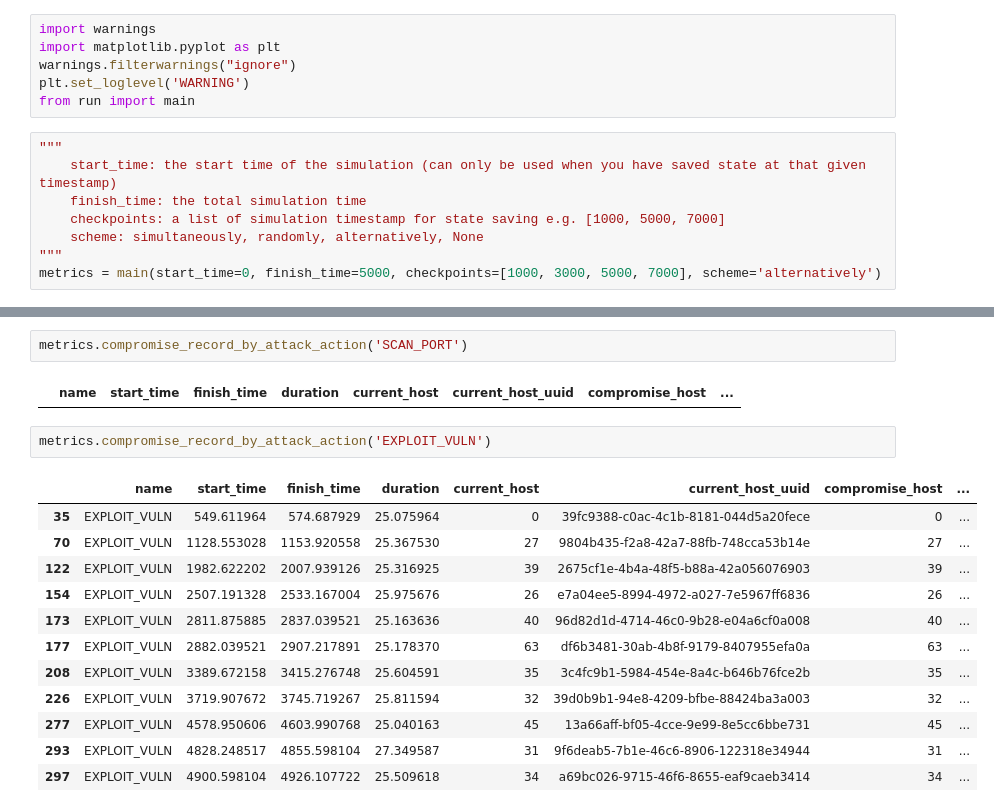
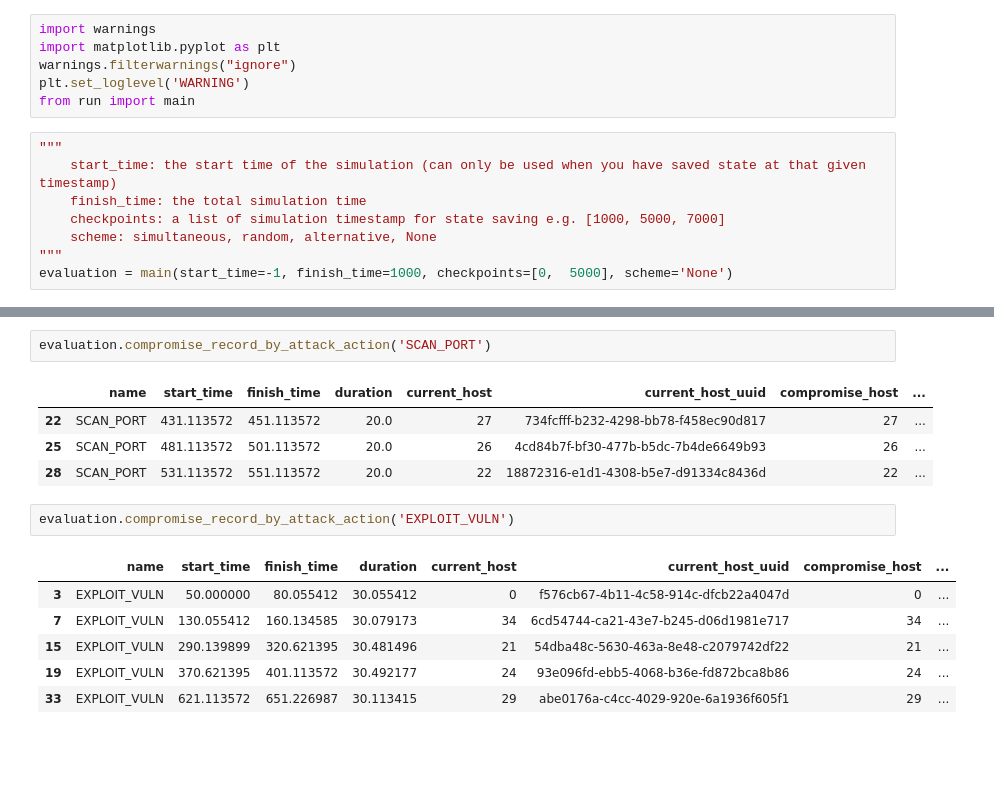
Before and after one commit to yuanyuan2000/MTDGame, a Jupyter notebook: simulation.ipynb, the cells around one changed output, grey strips where cells are left out. Drawn from its saved outputs; the diff is of its cells as text; blank space fills up the shorter version.

```diff
--- a/simulation.ipynb
+++ b/simulation.ipynb
@@ -9,6 +9,6 @@ from run import main
     start_time: the start time of the simulation (can only be used when you have saved state at that given timestamp)
     finish_time: the total simulation time
     checkpoints: a list of simulation timestamp for state saving e.g. [1000, 5000, 7000]
-    scheme: simultaneously, randomly, alternatively, None
+    scheme: simultaneous, random, alternative, None
 """
-metrics = main(start_time=0, finish_time=5000, checkpoints=[1000, 3000, 5000, 7000], scheme='alternatively')
+evaluation = main(start_time=-1, finish_time=1000, checkpoints=[0,  5000], scheme='None')
@@ -57,20 +55,17 @@ metrics.visualise_attack_operation()
 # %%
-metrics.compromise_record_by_attack_action('SCAN_PORT')
+evaluation.compromise_record_by_attack_action('SCAN_PORT')
 # %% [output]
 |  | name | start_time | finish_time | duration | current_host | current_host_uuid | compromise_host | ... |
+| 22 | SCAN_PORT | 431.113572 | 451.113572 | 20.0 | 27 | 734fcfff-b232-4298-bb78-f458ec90d817 | 27 | ... |
+| 25 | SCAN_PORT | 481.113572 | 501.113572 | 20.0 | 26 | 4cd84b7f-bf30-477b-b5dc-7b4de6649b93 | 26 | ... |
+| 28 | SCAN_PORT | 531.113572 | 551.113572 | 20.0 | 22 | 18872316-e1d1-4308-b5e7-d91334c8436d | 22 | ... |
 # %%
-metrics.compromise_record_by_attack_action('EXPLOIT_VULN')
+evaluation.compromise_record_by_attack_action('EXPLOIT_VULN')
 # %% [output]
 |  | name | start_time | finish_time | duration | current_host | current_host_uuid | compromise_host | ... |
-| 35 | EXPLOIT_VULN | 549.611964 | 574.687929 | 25.075964 | 0 | 39fc9388-c0ac-4c1b-8181-044d5a20fece | 0 | ... |
-| 70 | EXPLOIT_VULN | 1128.553028 | 1153.920558 | 25.367530 | 27 | 9804b435-f2a8-42a7-88fb-748cca53b14e | 27 | ... |
-| 122 | EXPLOIT_VULN | 1982.622202 | 2007.939126 | 25.316925 | 39 | 2675cf1e-4b4a-48f5-b88a-42a056076903 | 39 | ... |
-| 154 | EXPLOIT_VULN | 2507.191328 | 2533.167004 | 25.975676 | 26 | e7a04ee5-8994-4972-a027-7e5967ff6836 | 26 | ... |
-| 173 | EXPLOIT_VULN | 2811.875885 | 2837.039521 | 25.163636 | 40 | 96d82d1d-4714-46c0-9b28-e04a6cf0a008 | 40 | ... |
-| 177 | EXPLOIT_VULN | 2882.039521 | 2907.217891 | 25.178370 | 63 | df6b3481-30ab-4b8f-9179-8407955efa0a | 63 | ... |
-| 208 | EXPLOIT_VULN | 3389.672158 | 3415.276748 | 25.604591 | 35 | 3c4fc9b1-5984-454e-8a4c-b646b76fce2b | 35 | ... |
-| 226 | EXPLOIT_VULN | 3719.907672 | 3745.719267 | 25.811594 | 32 | 39d0b9b1-94e8-4209-bfbe-88424ba3a003 | 32 | ... |
-| 277 | EXPLOIT_VULN | 4578.950606 | 4603.990768 | 25.040163 | 45 | 13a66aff-bf05-4cce-9e99-8e5cc6bbe731 | 45 | ... |
-| 293 | EXPLOIT_VULN | 4828.248517 | 4855.598104 | 27.349587 | 31 | 9f6deab5-7b1e-46c6-8906-122318e34944 | 31 | ... |
-| 297 | EXPLOIT_VULN | 4900.598104 | 4926.107722 | 25.509618 | 34 | a69bc026-9715-46f6-8655-eaf9caeb3414 | 34 | ... |
+| 3 | EXPLOIT_VULN | 50.000000 | 80.055412 | 30.055412 | 0 | f576cb67-4b11-4c58-914c-dfcb22a4047d | 0 | ... |
+| 7 | EXPLOIT_VULN | 130.055412 | 160.134585 | 30.079173 | 34 | 6cd54744-ca21-43e7-b245-d06d1981e717 | 34 | ... |
+| 15 | EXPLOIT_VULN | 290.139899 | 320.621395 | 30.481496 | 21 | 54dba48c-5630-463a-8e48-c2079742df22 | 21 | ... |
+| 19 | EXPLOIT_VULN | 370.621395 | 401.113572 | 30.492177 | 24 | 93e096fd-ebb5-4068-b36e-fd872bca8b86 | 24 | ... |
+| 33 | EXPLOIT_VULN | 621.113572 | 651.226987 | 30.113415 | 29 | abe0176a-c4cc-4029-920e-6a1936f605f1 | 29 | ... |
 # %%
```
Also changed, not shown: parts of 14 cells of this notebook, 15 other files.
